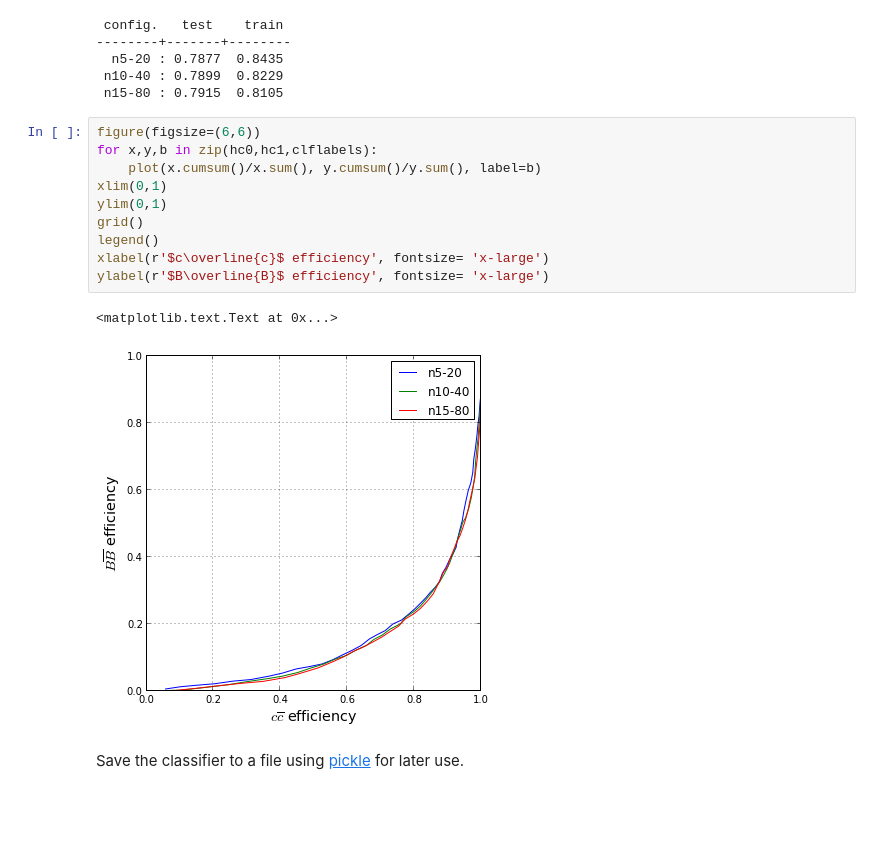
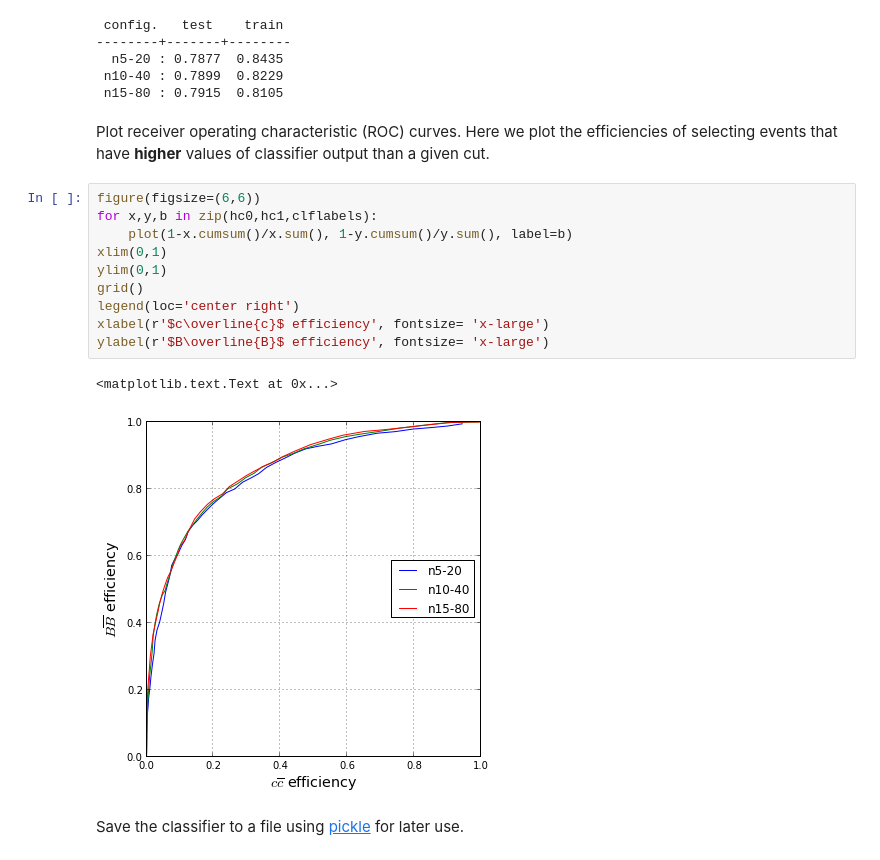
Before and after one commit to piti118/babar_python_tutorial, a Jupyter notebook: notebooks/03_Multivariate_Analysis.ipynb, the cells around one changed output. Cells and saved outputs as stored; diff of their text form; blank space fills up the shorter version.

Commit message:
Modify receiver operating characteristic (ROC) curves plot and add a note to clarify.

```diff
--- a/notebooks/03_Multivariate_Analysis.ipynb
+++ b/notebooks/03_Multivariate_Analysis.ipynb
@@ -272,19 +274,21 @@ for c,b in zip([clf1,clf2,clf3], clflabels):
   n5-20 : 0.7877  0.8435
  n10-40 : 0.7899  0.8229
  n15-80 : 0.7915  0.8105
+# %% [markdown]
+Plot receiver operating characteristic (ROC) curves. Here we plot the efficiencies of selecting events that have <b>higher</b> values of classifier output than a given cut.
 # %%
 figure(figsize=(6,6))
 for x,y,b in zip(hc0,hc1,clflabels):
-    plot(x.cumsum()/x.sum(), y.cumsum()/y.sum(), label=b)
+    plot(1-x.cumsum()/x.sum(), 1-y.cumsum()/y.sum(), label=b)
 xlim(0,1)
 ylim(0,1)
 grid()
-legend()
+legend(loc='center right')
 xlabel(r'$c\overline{c}$ efficiency', fontsize= 'x-large')
 ylabel(r'$B\overline{B}$ efficiency', fontsize= 'x-large')
 # %% [output]
 <matplotlib.text.Text at 0x...>
-[figure, old version]
+[figure, new version]
 # %% [markdown]
 Save the classifier to a file using <a href='http://docs.python.org/2/library/pickle.html'> pickle</a> for later use.
 # %%
```
Also changed, not shown: parts of 1 cell of this notebook.
